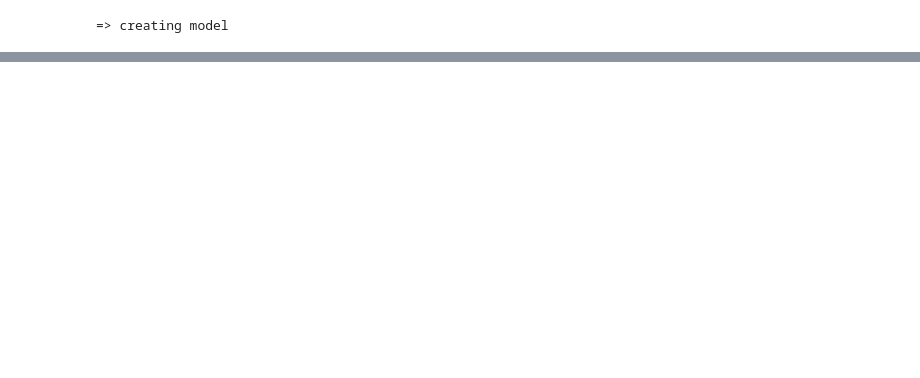
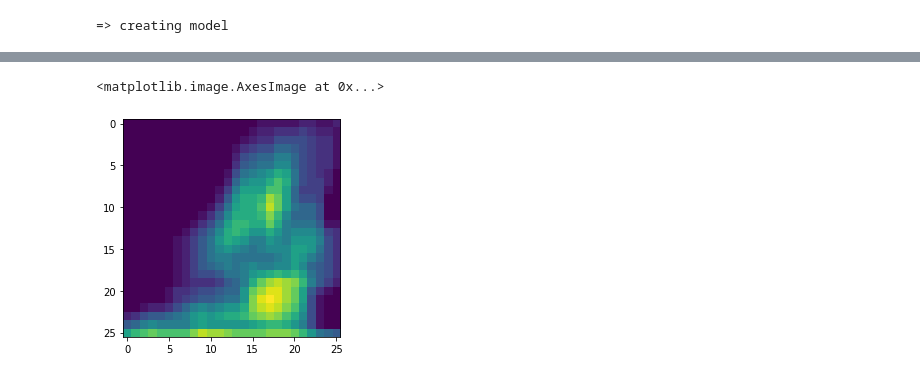
Before and after one commit to Chen-XiaoBing/PatchDetect, a Jupyter notebook: codes/detect_advpatch.ipynb, the cells around one changed output, grey strips where cells are left out. Drawn from its saved outputs; the diff is of its cells as text; code cells hidden in the pictures; blank space fills up the shorter version.

```diff
--- a/codes/detect_advpatch.ipynb
+++ b/codes/detect_advpatch.ipynb
@@ -117,0 +100,6 @@ torch.Size([1, 1, 26, 26])
+# %%
+a = detect_patch(model, clean_examples[19])
+plt.imshow(a.squeeze(0).squeeze(0).detach().numpy())
+# %% [output]
+<matplotlib.image.AxesImage at 0x...>
+[figure, added]
```
Also changed, not shown: parts of 16 cells of this notebook, 6 other files.
